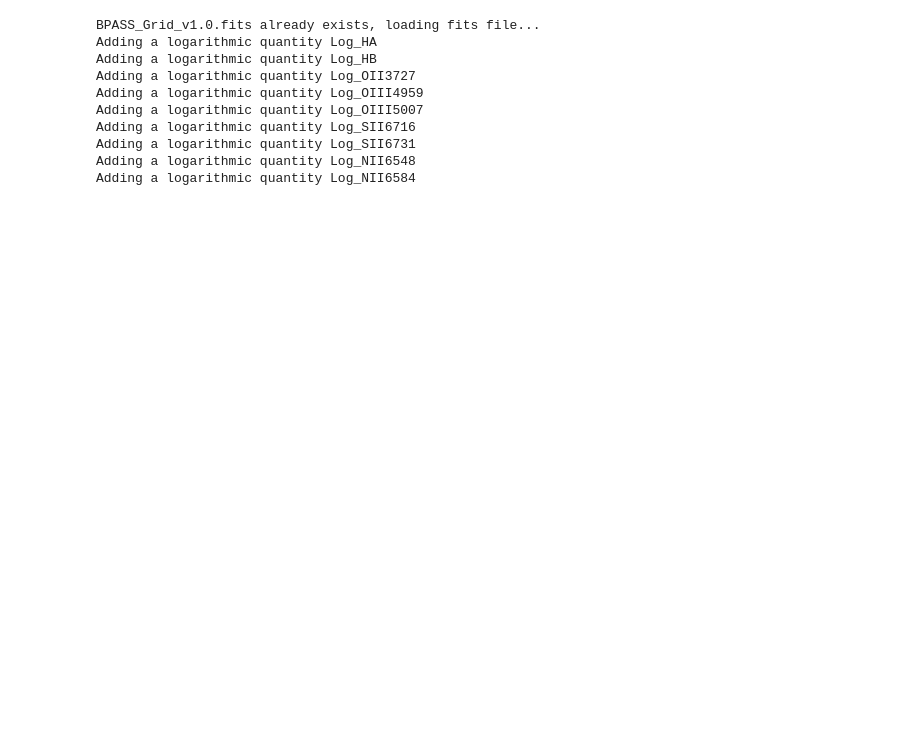
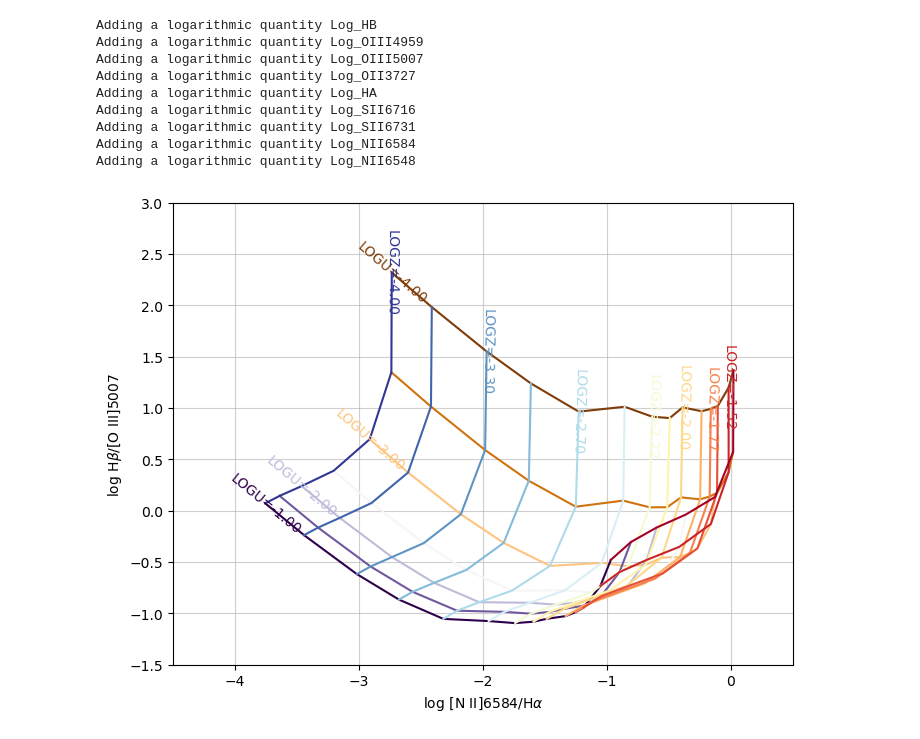
Before and after one commit to LenaPless/BPASS_Grid, a Jupyter notebook: examples/make_grid_fits.ipynb, the cells around one changed output. Cells and saved outputs as stored; diff of their text form; code cells hidden in the pictures; blank space fills up the shorter version.

Commit message:
example make grid diagnostic diagram

```diff
--- a/examples/make_grid_fits.ipynb
+++ b/examples/make_grid_fits.ipynb
@@ -52,39 +57,49 @@ v = '1.0'
 # %%
-# check if the fits file already exists, if so we can just load the data from the fits file instead of generating it again
-
-if not os.path.exists(f'BPASS_Grid_v{v}.fits'):
-    # if the fits file does not exist, we need to generate it from the hdf5 file
-    print(f'BPASS_Grid_v{v}.fits does not exist, generating fits file from hdf5 file...')
-
+if not os.path.exists(f'BPASS_grid_v{v}.fits'):
     config_grid = cfg.ConfigureGrid(
-                                     grid = grid_file,
-                                     params = params,
-                                     columns = columns
+                                    grid = grid_file,
+                                    params= params,
+                                    columns=columns,
                                     )
 
-    with warnings.catch_warnings(action='ignore', category=[FutureWarning, pd.errors.SettingWithCopyWarning]):
-       config_grid.load_grid()
-       config_grid.grid_setup()
-       config_grid.save_grid(filename = f'BPASS_Grid_v{v}.fits')
-else:
-    print(f'BPASS_Grid_v{v}.fits already exists, loading fits file...')
+    with warnings.catch_warnings(action='ignore', category=FutureWarning):
+
+        warnings.simplefilter('ignore', pd.errors.ChainedAssignmentError)
+        warnings.simplefilter('ignore', pd.errors.SettingWithCopyWarning)
+
+        config_grid.load_grid()
+        config_grid.grid_setup()
+        config_grid.save_grid(filename=f'BPASS_grid_v{v}.fits')
 
 grid = bpg.Grid(
-                 name = f'BPASS_Grid_v{v}',
-                 pars = ['LOGZ', 'LOGU', 'NH'],
-                 lines = lines,
-                 fix = None,
-                 path = f'./BPASS_Grid_v{v}.fits',
-                 recalculate = False
+                name=f'BPASS_grid_v{v}',
+                pars=['LOGZ', 'LOGU'],
+                lines=['HB', 'OIII4959', 'OIII5007', 'OII3727', 'HA', 'SII6716', 'SII6731', 'NII6584', 'NII6548'],
+                fix=None,
+                path=f'./BPASS_grid_v{v}.fits',
+                recalculate=False
                 )
 # %% [output]
-BPASS_Grid_v1.0.fits already exists, loading fits file...
-Adding a logarithmic quantity Log_HA
 Adding a logarithmic quantity Log_HB
-Adding a logarithmic quantity Log_OII3727
 Adding a logarithmic quantity Log_OIII4959
 Adding a logarithmic quantity Log_OIII5007
+Adding a logarithmic quantity Log_OII3727
+Adding a logarithmic quantity Log_HA
 Adding a logarithmic quantity Log_SII6716
 Adding a logarithmic quantity Log_SII6731
+Adding a logarithmic quantity Log_NII6584
 Adding a logarithmic quantity Log_NII6548
-Adding a logarithmic quantity Log_NII6584
+# %%
+diagnostic = grid.get_diagnostic_diagram(    'NII6584', 'HA', 'HB', 'OIII5007', parameter_name1='LOGZ', parameter_name2='LOGU', parameter_range1=[-4, -1], parameter_range2=[-4, -1])
+
+fig = plt.figure(figsize=(8, 6))
+ax = fig.add_subplot(111)
+
+diagnostic.show(ax=ax, cmap1='RdYlBu_r', cmap2='PuOr')
+
+ax.set_xlim(-4.5, 0.5)
+ax.set_ylim(-1.5, 3.0)
+
+ax.grid(alpha=0.6, zorder=0)
+# %% [output]
+[figure, added]
```
Also changed, not shown: parts of 5 cells of this notebook, 3 other files.
